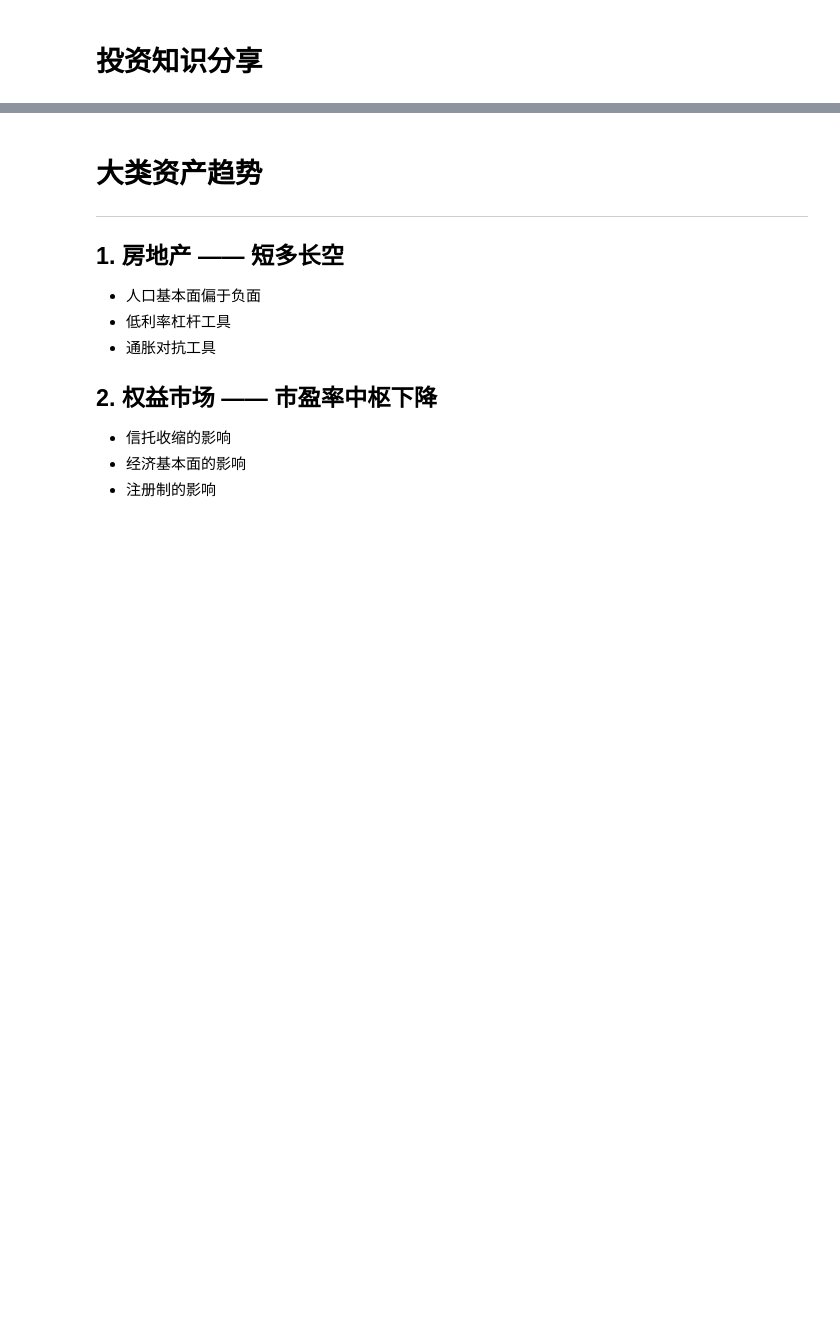
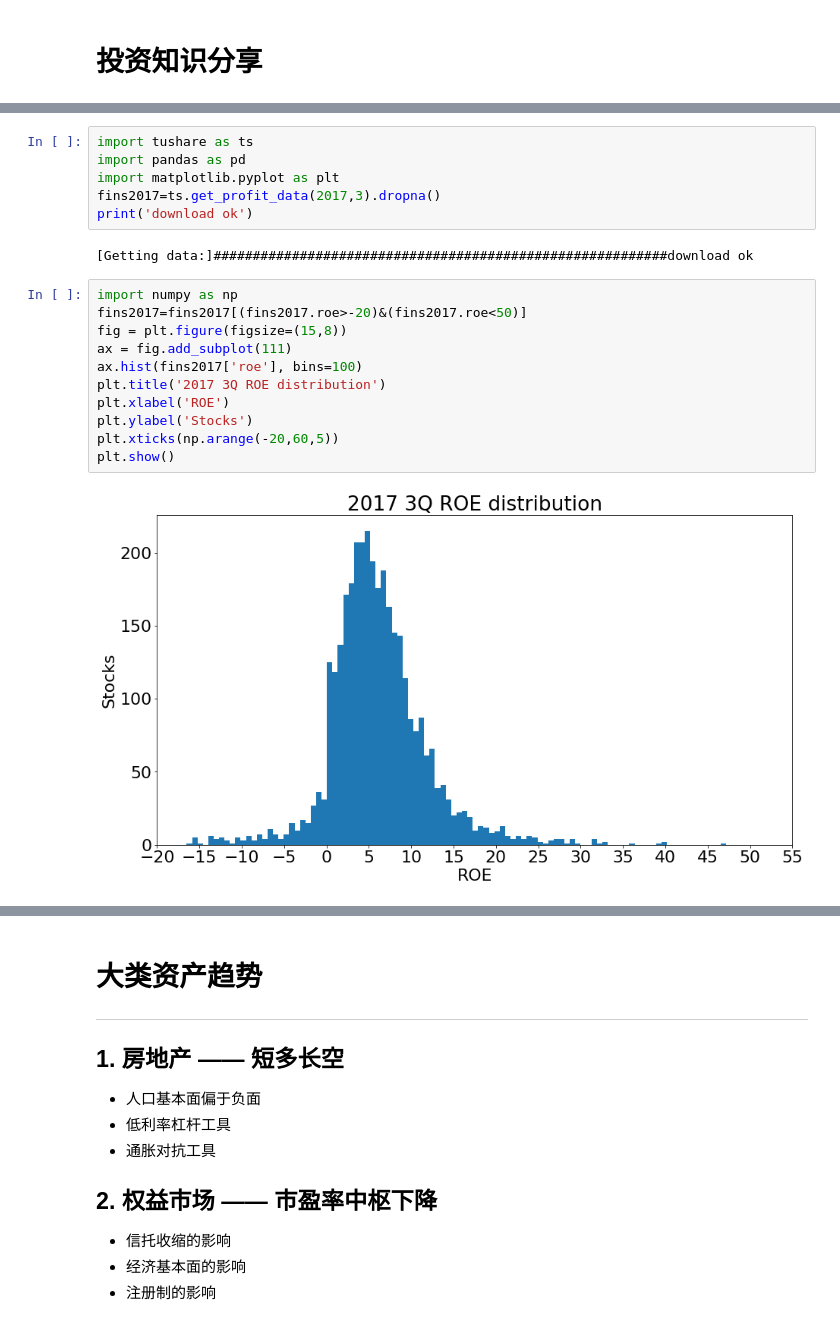
Before and after one commit to BrianShanghai/mygit, a Jupyter notebook: invest.ipynb, the cells around one changed output, grey strips where cells are left out. Cells and saved outputs as stored; diff of their text form; blank space fills up the shorter version.

```diff
--- a/invest.ipynb
+++ b/invest.ipynb
@@ -11,0 +69,21 @@ display(HTML(open('custom.css').read()))
+# %%
+import tushare as ts
+import pandas as pd
+import matplotlib.pyplot as plt
+fins2017=ts.get_profit_data(2017,3).dropna()
+print('download ok')
+# %% [output]
+[Getting data:]##########################################################download ok
+# %%
+import numpy as np
+fins2017=fins2017[(fins2017.roe>-20)&(fins2017.roe<50)]
+fig = plt.figure(figsize=(15,8))
+ax = fig.add_subplot(111)
+ax.hist(fins2017['roe'], bins=100)
+plt.title('2017 3Q ROE distribution')
+plt.xlabel('ROE')
+plt.ylabel('Stocks')
+plt.xticks(np.arange(-20,60,5))
+plt.show()
+# %% [output]
+[figure, added]
```
Also changed, not shown: parts of 17 cells of this notebook.
